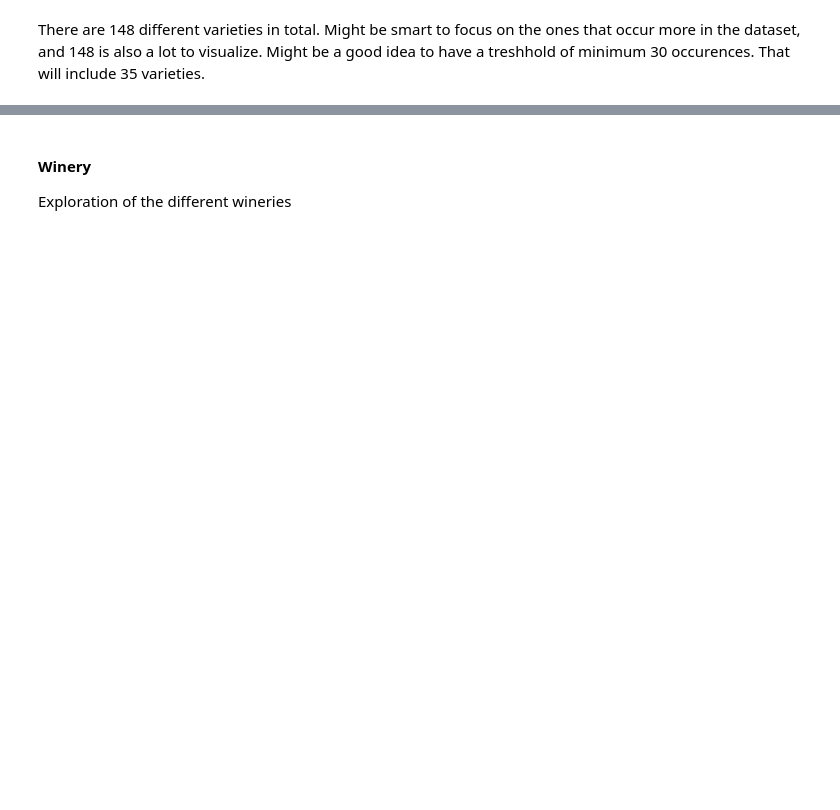
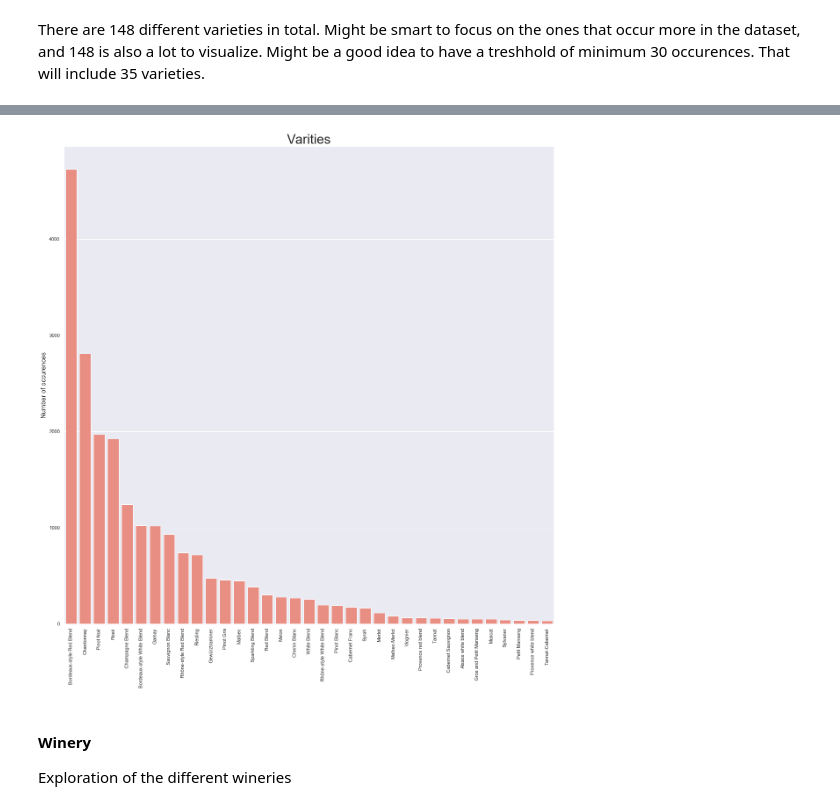
Before and after one commit to com-480-data-visualization/com-480-project-lesvizerables, a Jupyter notebook: Milestone1.ipynb, the cells around one changed output, grey strips where cells are left out. Drawn from its saved outputs; the diff is of its cells as text; code cells hidden in the pictures; blank space fills up the shorter version.

Commit message:
added plots of distributions

```diff
--- a/Milestone1.ipynb
+++ b/Milestone1.ipynb
@@ -39,3 +39,9 @@ The data was scraped from WineEnthusiast on November 22nd, 2017. The dataset can
 import pandas as pd
 import numpy as np
 import matplotlib.pyplot as plt
+import seaborn as sns
+
+sns.set(style="whitegrid")
+
+# to ensure text on axis is not cut off
+plt.tight_layout()
@@ -115,6 +123,16 @@ wines_lim.head(3)
 | 0 | This dry and restrained wine offe... | NaN | 87 | 24.0 | Alsace | Alsace | Trimbach 2012 Gewurztraminer (Als... | Gewürztraminer | Trimbach |
 | 1 | This has great depth of flavor wi... | Les Natures | 87 | 27.0 | Alsace | Alsace | Jean-Baptiste Adam 2012 Les Natur... | Pinot Gris | Jean-Baptiste Adam |
 | 2 | This is a dry wine, very spicy, w... | NaN | 87 | 30.0 | Alsace | Alsace | Leon Beyer 2012 Gewurztraminer (A... | Gewürztraminer | Leon Beyer |
+# %%
+sns.set(rc={'figure.figsize':(20,20)})
+s = sns.barplot(x = wanted_varieties.index, y = wanted_varieties.values, color = 'salmon')
+s.set_xticklabels(labels = wanted_varieties.index, rotation=90) # rotate text on x-axis to avoid overlap
+s.set_title('Varities', fontsize = 30)
+s.set_ylabel('Number of occurences', fontsize = 15)
+
+plt.savefig('varieties_vertical.pdf', format='pdf')
+# %% [output]
+[figure, added]
 # %% [markdown]
 #### Winery
 Exploration of the different wineries
```
Also changed, not shown: parts of 10 cells of this notebook, 5 other files.
